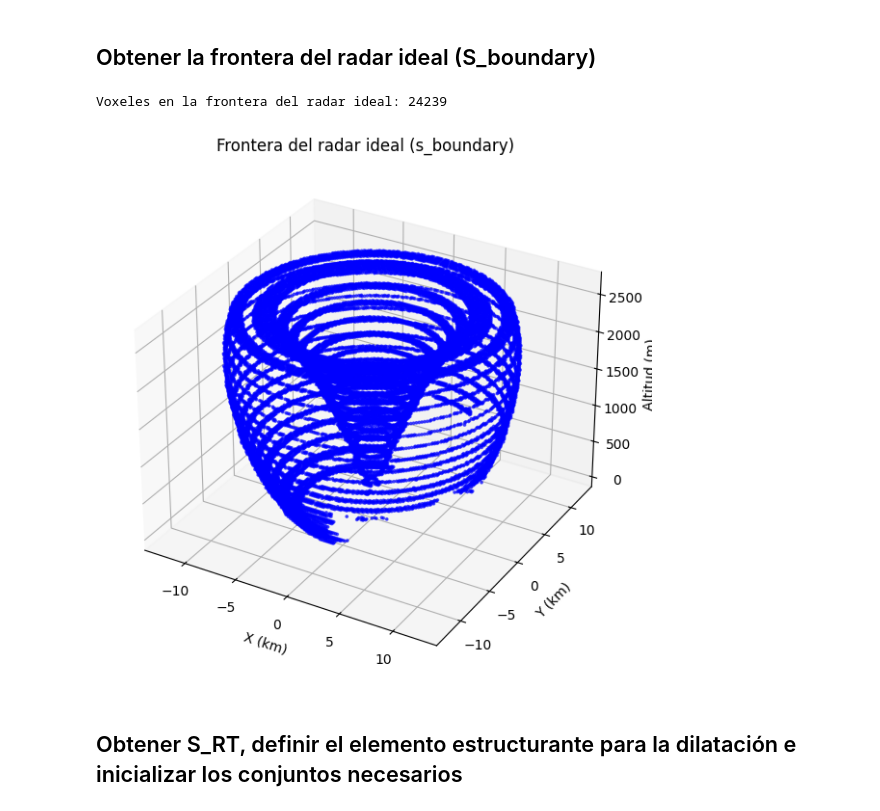
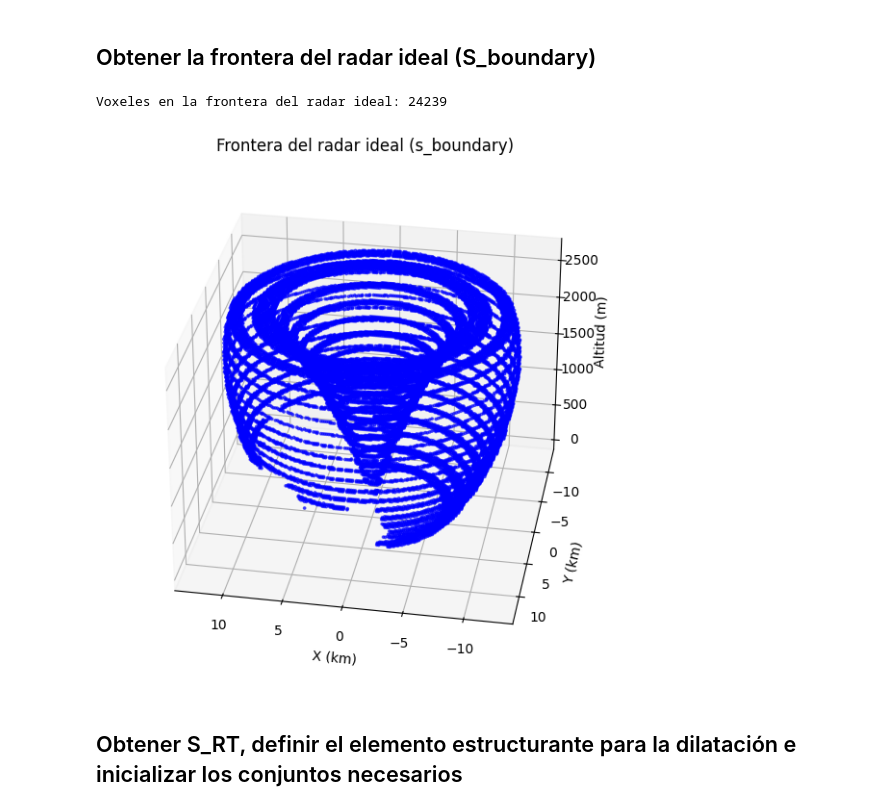
Before and after one commit to prm2419/Radar_coverage_with_DEM, a Jupyter notebook: Pruebas_tensores.ipynb, the cells around one changed output. Cells and saved outputs as stored; diff of their text form; code cells hidden in the pictures.

```diff
--- a/Pruebas_tensores.ipynb
+++ b/Pruebas_tensores.ipynb
@@ -458,34 +458,36 @@ for x0, y0, z0 in zip(IX_r, IY_r, IZ_r):
             is_boundary = True
             break
 
     if is_boundary:
         boundary_list.append((x0, y0, z0))
 
 # Convertir a arrays
 boundary_list = np.array(boundary_list)
 print("Voxeles en la frontera del radar ideal:", len(boundary_list))
 
 # Visualizar voxeles frontera
 # Obtener coordenadas de los voxeles frontera
 IX_b, IY_b, IZ_b = boundary_list[:,0], boundary_list[:,1], boundary_list[:,2]
 
 Xb = xc[IX_b]
 Yb = yc[IY_b]
 Zb = zc[IZ_b]
 
 fig = plt.figure(figsize=(9,7))
 ax = fig.add_subplot(111, projection='3d')
 
 ax.scatter(Xb/1000.0, Yb/1000.0, Zb, s=3, c='blue', alpha=0.6)
 
 ax.set_xlabel("X (km)")
 ax.set_ylabel("Y (km)")
 ax.set_zlabel("Altitud (m)")
 ax.set_title("Frontera del radar ideal (s_boundary)")
+#angulo de vista inicial
+ax.view_init(elev=30, azim=100)
 plt.show()
 # %% [output]
 Voxeles en la frontera del radar ideal: 24239
-[figure, old version]
+[figure, new version]
 # %% [markdown]
 ## Obtener S_RT, definir el elemento estructurante para la dilatación e inicializar los conjuntos necesarios
 # %% [markdown]
```
Also changed, not shown: parts of 1 cell of this notebook.
